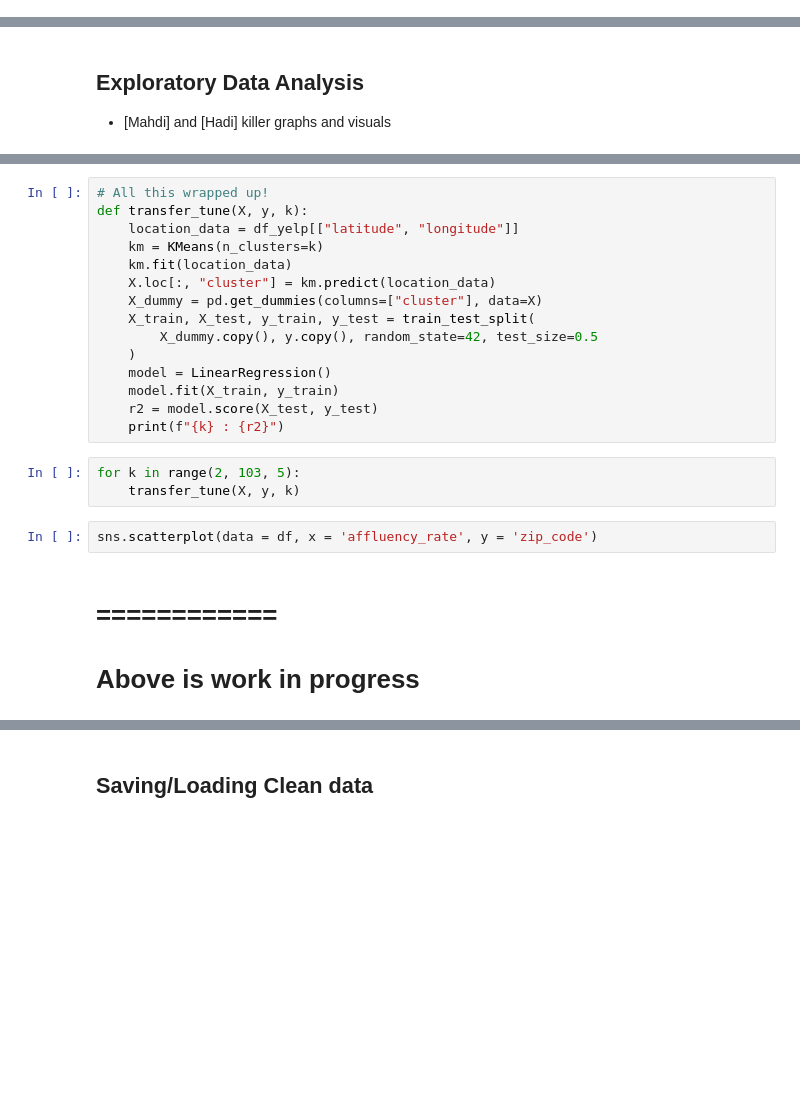
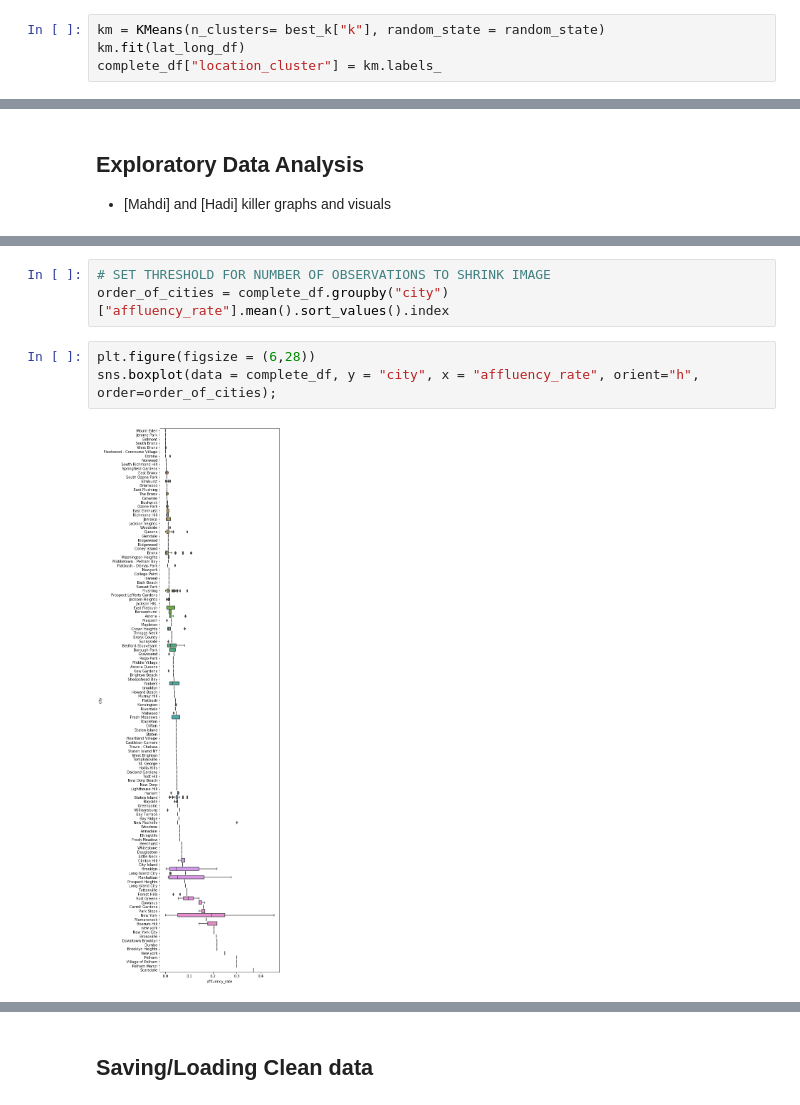
Before and after one commit to Shaddyjr/predicting_affluence_using_yelp, a Jupyter notebook: client_project_notebook.ipynb, the cells around one changed output, grey strips where cells are left out. Drawn from its saved outputs; the diff is of its cells as text; blank space fills up the shorter version.

```diff
--- a/client_project_notebook.ipynb
+++ b/client_project_notebook.ipynb
@@ -452,0 +472,4 @@ This leads our data to be somewhat unbalanced, which we need to keep in mind whe
+# %%
+km = KMeans(n_clusters= best_k["k"], random_state = random_state)
+km.fit(lat_long_df)
+complete_df["location_cluster"] = km.labels_
@@ -528,23 +494,8 @@ model.score(X_test, y_test)
-# %%
-# All this wrapped up!
-def transfer_tune(X, y, k):
-    location_data = df_yelp[["latitude", "longitude"]]
-    km = KMeans(n_clusters=k)
-    km.fit(location_data)
-    X.loc[:, "cluster"] = km.predict(location_data)
-    X_dummy = pd.get_dummies(columns=["cluster"], data=X)
-    X_train, X_test, y_train, y_test = train_test_split(
-        X_dummy.copy(), y.copy(), random_state=42, test_size=0.5
-    )
-    model = LinearRegression()
-    model.fit(X_train, y_train)
-    r2 = model.score(X_test, y_test)
-    print(f"{k} : {r2}")
-# %%
-for k in range(2, 103, 5):
-    transfer_tune(X, y, k)
-# %%
-sns.scatterplot(data = df, x = 'affluency_rate', y = 'zip_code')
-# %% [markdown]
-# ============
-# Above is work in progress
+# %%
+# SET THRESHOLD FOR NUMBER OF OBSERVATIONS TO SHRINK IMAGE
+order_of_cities = complete_df.groupby("city")["affluency_rate"].mean().sort_values().index
+# %%
+plt.figure(figsize = (6,28))
+sns.boxplot(data = complete_df, y = "city", x = "affluency_rate", orient="h", order=order_of_cities);
+# %% [output]
+[figure, added]
```
Also changed, not shown: parts of 164 cells of this notebook.
